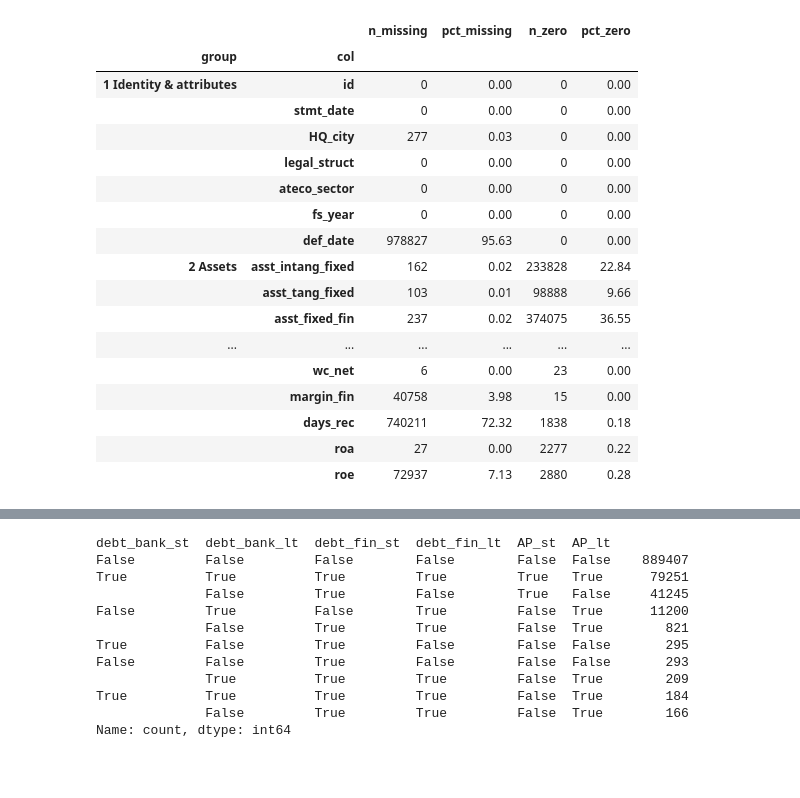
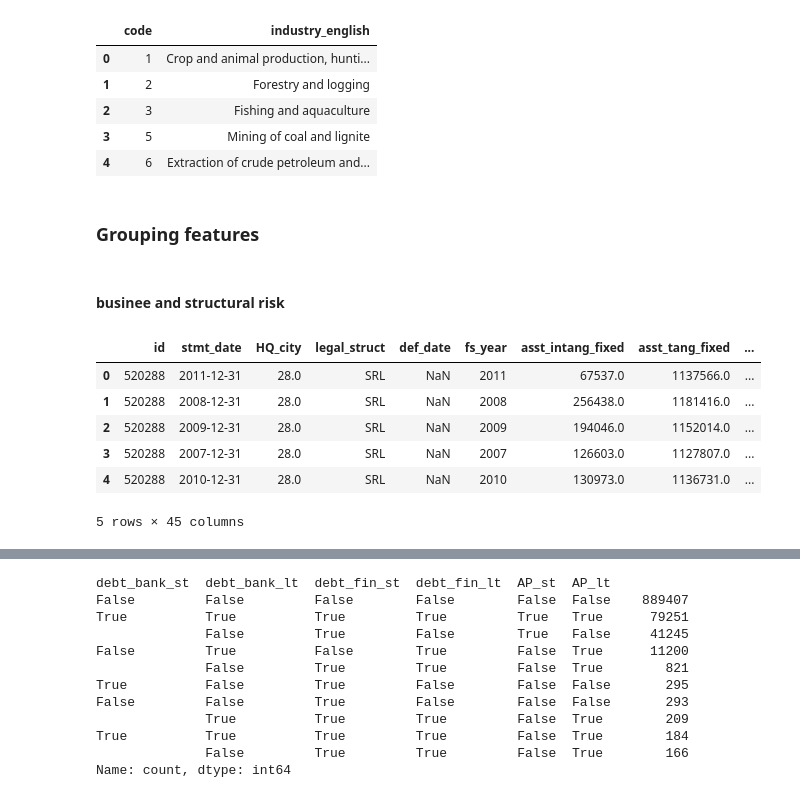
Before and after one commit to YuxinYY/finance_term_project, a Jupyter notebook: notebooks/features/02_missing_values.ipynb, the cells around one changed output, grey strips where cells are left out. Saved outputs shown, nothing was run; the diff lists cells and outputs as text; code cells hidden in the pictures; blank space fills up the shorter version.

```diff
--- a/notebooks/features/02_missing_values.ipynb
+++ b/notebooks/features/02_missing_values.ipynb
@@ -8,3 +30,15 @@ len(data)
+# %%
+#adding sector names into the dataset
+industries = pd.read_csv("/Users/yuxin/Documents/NYU DS/NYU-DS/2026 Fall/ML in Finance/Project/codebase/finance_term_project/data/interim/ateco_sector.csv", low_memory=False)
+industries['code'] = pd.to_numeric(industries['code'])
+industries.head()
+# %% [output]
+|  | code | industry_english |
+| 0 | 1 | Crop and animal production, hunti... |
+| 1 | 2 | Forestry and logging |
+| 2 | 3 | Fishing and aquaculture |
+| 3 | 5 | Mining of coal and lignite |
+| 4 | 6 | Extraction of crude petroleum and... |
 # %%
 groups = {
     "1 Identity & attributes": ["id", "stmt_date", "HQ_city", "legal_struct", "ateco_sector", "fs_year", "def_date"],
@@ -14,6 +48,7 @@ groups = {
     "4 Income statement": ["rev_operating", "COGS", "prof_operations", "inc_financing", "exp_financing", "prof_financing",
               "inc_extraord", "taxes", "profit", "ebitda"],
     "5 Cash flow & derived ratios": ["cf_operations", "wc_net", "margin_fin", "days_rec", "roa", "roe"],
+    "6 Label": ["label"]
 }
 assert sorted(sum(groups.values(), [])) == sorted(data.columns.drop("Unnamed: 0"))
 
@@ -25,22 +60,5 @@ for g, cols in groups.items():
                      "n_zero": (data[c] == 0).sum(), "pct_zero": round((data[c] == 0).mean() * 100, 2)})
 miss = pd.DataFrame(rows).set_index(["group", "col"])
 miss
-# %% [output]
-|  |  | n_missing | pct_missing | n_zero | pct_zero |
-| group | col |  |  |  |  |
-| 1 Identity & attributes | id | 0 | 0.00 | 0 | 0.00 |
-|  | stmt_date | 0 | 0.00 | 0 | 0.00 |
-|  | HQ_city | 277 | 0.03 | 0 | 0.00 |
-|  | legal_struct | 0 | 0.00 | 0 | 0.00 |
-|  | ateco_sector | 0 | 0.00 | 0 | 0.00 |
-|  | fs_year | 0 | 0.00 | 0 | 0.00 |
-|  | def_date | 978827 | 95.63 | 0 | 0.00 |
-| 2 Assets | asst_intang_fixed | 162 | 0.02 | 233828 | 22.84 |
-|  | asst_tang_fixed | 103 | 0.01 | 98888 | 9.66 |
-|  | asst_fixed_fin | 237 | 0.02 | 374075 | 36.55 |
-| ... | ... | ... | ... | ... | ... |
-|  | wc_net | 6 | 0.00 | 23 | 0.00 |
-|  | margin_fin | 40758 | 3.98 | 15 | 0.00 |
-|  | days_rec | 740211 | 72.32 | 1838 | 0.18 |
-|  | roa | 27 | 0.00 | 2277 | 0.22 |
-|  | roe | 72937 | 7.13 | 2880 | 0.28 |
+# %% [markdown]
+### Grouping features
@@ -46,0 +115,25 @@ miss
+# %% [markdown]
+#### businee and structural risk
+# %%
+#industry code
+mg_data = data.copy()
+
+mg_data["ateco_sector_te"], ateco_mapping, overall_default_rate = (
+    fit_oof_target_encoder(
+        mg_data,
+        column="ateco_sector",
+        target="label",
+        n_splits=5,
+        smoothing=20,
+    )
+)
+mg_data = mg_data.drop(columns=["ateco_sector"])
+mg_data.head()
+# %% [output]
+|  | id | stmt_date | HQ_city | legal_struct | def_date | fs_year | asst_intang_fixed | asst_tang_fixed | ... |
+| 0 | 520288 | 2011-12-31 | 28.0 | SRL | NaN | 2011 | 67537.0 | 1137566.0 | ... |
+| 1 | 520288 | 2008-12-31 | 28.0 | SRL | NaN | 2008 | 256438.0 | 1181416.0 | ... |
+| 2 | 520288 | 2009-12-31 | 28.0 | SRL | NaN | 2009 | 194046.0 | 1152014.0 | ... |
+| 3 | 520288 | 2007-12-31 | 28.0 | SRL | NaN | 2007 | 126603.0 | 1127807.0 | ... |
+| 4 | 520288 | 2010-12-31 | 28.0 | SRL | NaN | 2010 | 130973.0 | 1136731.0 | ... |
+5 rows × 45 columns
```
Also changed, not shown: parts of 10 cells of this notebook, 4 other files.
